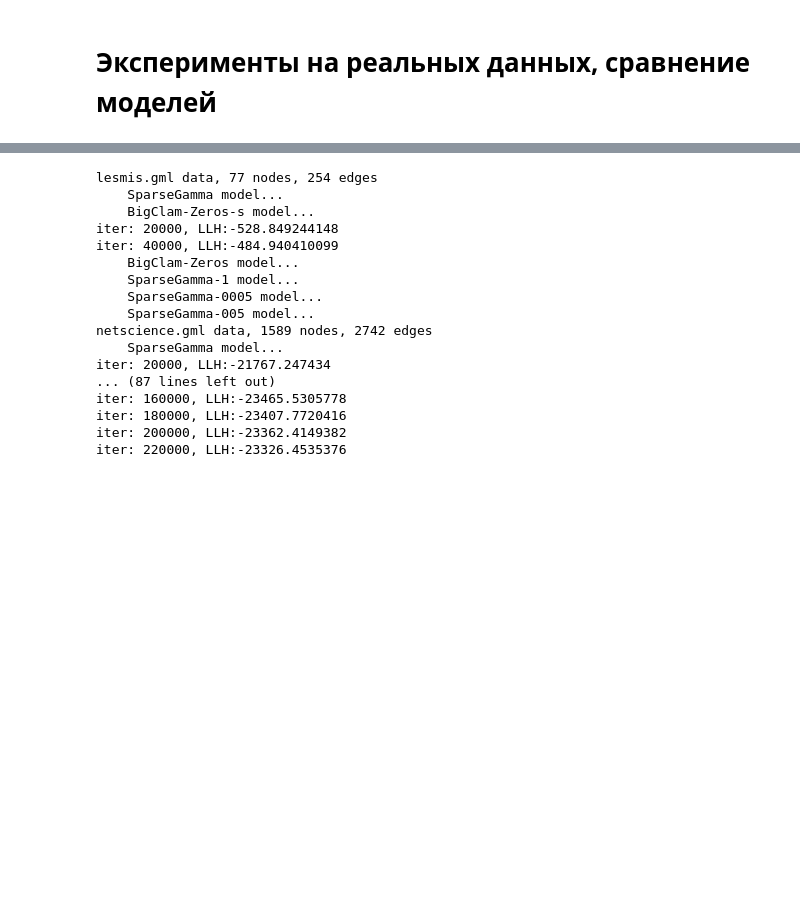
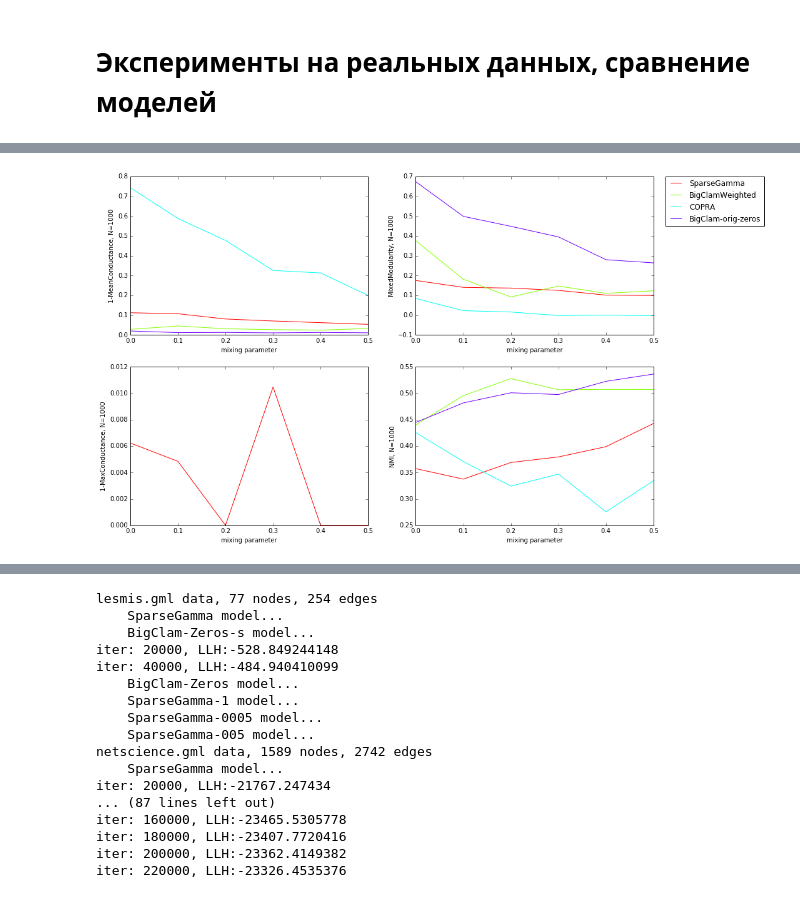
Before and after one commit to yangkuoone/WeiCLAM, a Jupyter notebook: code/Model Comparation.ipynb, the cells around one changed output, grey strips where cells are left out. Drawn from its saved outputs; the diff is of its cells as text; code cells hidden in the pictures; blank space fills up the shorter version.

```diff
--- a/code/Model Comparation.ipynb
+++ b/code/Model Comparation.ipynb
@@ -16,0 +114,29 @@ from Experiments import *
+# %%
+models_res = []
+
+for i_mix, mix in enumerate(mixing_range):
+    print '{} mix: {}'.format(time(), mix)
+    with file(r'..\external\Lancichinetti benchmark\time_seed.dat', 'w') as f:
+        f.write(str(seed))
+    data_params['on'] = np.floor(data_params['N'] * mix)
+    one_graph_res = {name: {key: [] for key in qual_fun} for name in models}
+    for iter in xrange(iter_count):
+        print ' {}:'.format(iter),
+        G, comms = LancichinettiBenchmark(**data_params)
+        A = np.array(nx.to_numpy_matrix(G))
+        for name in models:
+            print name,
+            F = models[name](A, len(comms), name)
+            for key in qual_fun:
+                if key not in  {"NMI", 'NMI_new'}:
+                    res = qual_fun[key](F, A)
+                else:
+                    res = qual_fun[key](F, A, comms)
+                one_graph_res[name][key].append(res)
+        if iter != iter_count-1:
+            print '\r' + ' '*100 + '\r',
+        else:
+            print
+    models_res.append(one_graph_res)
+    dump((models_res, mixing_range, mix, data_params), file('../data/dumps/models_res_temp-{}-dump'.format(i_mix), 'w'))
+dump((models_res, mixing_range, mix, data_params), file('../data/dumps/models_res_full-dump', 'w'))
@@ -16,0 +156,18 @@ from Experiments import *
+# %%
+(models_res, mixing_range, mix, data_params) = load(file('../data/dumps/models_res_full-dump'))
+# %%
+def mean(l):
+    return 1.0 * sum(l) / len(l)
+
+plt.figure(figsize=(15,10))
+for indx, qual_name in enumerate(qual_fun):
+    plt.subplot(2,len(qual_fun)/2, indx+1)
+    plt.ylabel('{}, N={}'.format(qual_name, data_params['N']))
+    plt.xlabel('mixing parameter')
+    colors = plt.get_cmap('hsv')(np.linspace(0, 1.0, len(models)+1))
+    for i, name in enumerate(models):
+        plt.plot(mixing_range, [res[name][qual_name][0] for res in models_res if len(res) != 0], label=name, color=colors[i])
+    if indx == 1:
+        plt.legend(bbox_to_anchor=(1.05, 1), loc=2, borderaxespad=0.)
+# %% [output]
+[figure, added]
```
Also changed, not shown: parts of 23 cells of this notebook, 4 other files.
